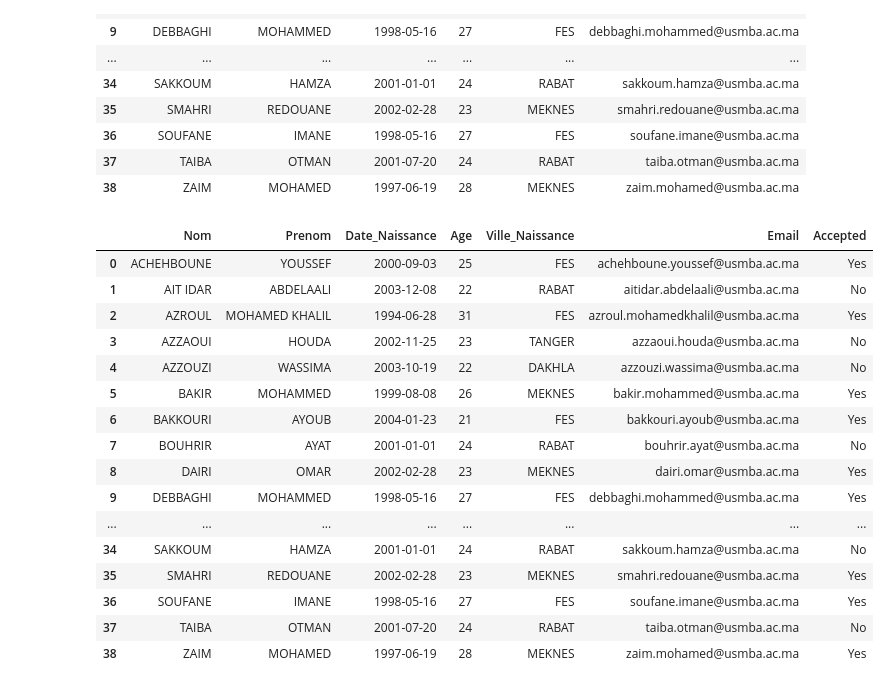
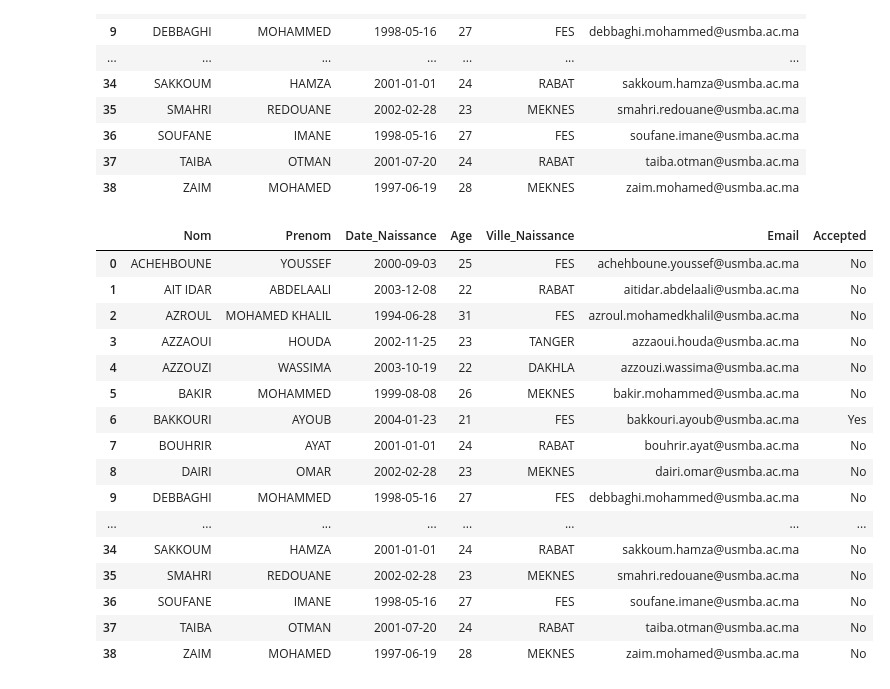
Before and after one commit to Mohammedlabbouj/DataCleaning_python, a Jupyter notebook: Tp/Devoir.ipynb, the cells around one changed output. Cells and saved outputs as stored; diff of their text form; code cells hidden in the pictures.

```diff
--- a/Tp/Devoir.ipynb
+++ b/Tp/Devoir.ipynb
@@ -146,34 +146,34 @@ data_frame
 # %%
 # Create a new column 'Accepted' based on conditions
 data_frame["Accepted"] = "No"  # Set default value
 
 # Use logical operators correctly for multiple conditions
-condition = (data_frame["Age"] >= 21) & (
+condition = (data_frame["Age"] <= 21) & (
     (data_frame["Ville_Naissance"] == "FES")
     | (data_frame["Ville_Naissance"] == "MEKNES")
 )
 
 # Apply the condition to set "Yes" values
 data_frame.loc[condition, "Accepted"] = "Yes"
 data_frame
 # %% [output]
 |  | Nom | Prenom | Date_Naissance | Age | Ville_Naissance | Email | Accepted |
-| 0 | ACHEHBOUNE | YOUSSEF | 2000-09-03 | 25 | FES | achehboune.youssef@usmba.ac.ma | Yes |
+| 0 | ACHEHBOUNE | YOUSSEF | 2000-09-03 | 25 | FES | achehboune.youssef@usmba.ac.ma | No |
 | 1 | AIT IDAR | ABDELAALI | 2003-12-08 | 22 | RABAT | aitidar.abdelaali@usmba.ac.ma | No |
-| 2 | AZROUL | MOHAMED KHALIL | 1994-06-28 | 31 | FES | azroul.mohamedkhalil@usmba.ac.ma | Yes |
+| 2 | AZROUL | MOHAMED KHALIL | 1994-06-28 | 31 | FES | azroul.mohamedkhalil@usmba.ac.ma | No |
 | 3 | AZZAOUI | HOUDA | 2002-11-25 | 23 | TANGER | azzaoui.houda@usmba.ac.ma | No |
 | 4 | AZZOUZI | WASSIMA | 2003-10-19 | 22 | DAKHLA | azzouzi.wassima@usmba.ac.ma | No |
-| 5 | BAKIR | MOHAMMED | 1999-08-08 | 26 | MEKNES | bakir.mohammed@usmba.ac.ma | Yes |
+| 5 | BAKIR | MOHAMMED | 1999-08-08 | 26 | MEKNES | bakir.mohammed@usmba.ac.ma | No |
 | 6 | BAKKOURI | AYOUB | 2004-01-23 | 21 | FES | bakkouri.ayoub@usmba.ac.ma | Yes |
 | 7 | BOUHRIR | AYAT | 2001-01-01 | 24 | RABAT | bouhrir.ayat@usmba.ac.ma | No |
-| 8 | DAIRI | OMAR | 2002-02-28 | 23 | MEKNES | dairi.omar@usmba.ac.ma | Yes |
-| 9 | DEBBAGHI | MOHAMMED | 1998-05-16 | 27 | FES | debbaghi.mohammed@usmba.ac.ma | Yes |
+| 8 | DAIRI | OMAR | 2002-02-28 | 23 | MEKNES | dairi.omar@usmba.ac.ma | No |
+| 9 | DEBBAGHI | MOHAMMED | 1998-05-16 | 27 | FES | debbaghi.mohammed@usmba.ac.ma | No |
 | ... | ... | ... | ... | ... | ... | ... | ... |
 | 34 | SAKKOUM | HAMZA | 2001-01-01 | 24 | RABAT | sakkoum.hamza@usmba.ac.ma | No |
-| 35 | SMAHRI | REDOUANE | 2002-02-28 | 23 | MEKNES | smahri.redouane@usmba.ac.ma | Yes |
-| 36 | SOUFANE | IMANE | 1998-05-16 | 27 | FES | soufane.imane@usmba.ac.ma | Yes |
+| 35 | SMAHRI | REDOUANE | 2002-02-28 | 23 | MEKNES | smahri.redouane@usmba.ac.ma | No |
+| 36 | SOUFANE | IMANE | 1998-05-16 | 27 | FES | soufane.imane@usmba.ac.ma | No |
 | 37 | TAIBA | OTMAN | 2001-07-20 | 24 | RABAT | taiba.otman@usmba.ac.ma | No |
-| 38 | ZAIM | MOHAMED | 1997-06-19 | 28 | MEKNES | zaim.mohamed@usmba.ac.ma | Yes |
+| 38 | ZAIM | MOHAMED | 1997-06-19 | 28 | MEKNES | zaim.mohamed@usmba.ac.ma | No |
 # %%
 # now save the file in a new csv file
 data_frame.to_excel("D:\\master2\\powerBI\\Tp\\files\\MLAIM_cleaned.xlsx", index=False)
```
Also changed, not shown: 1 other file.
